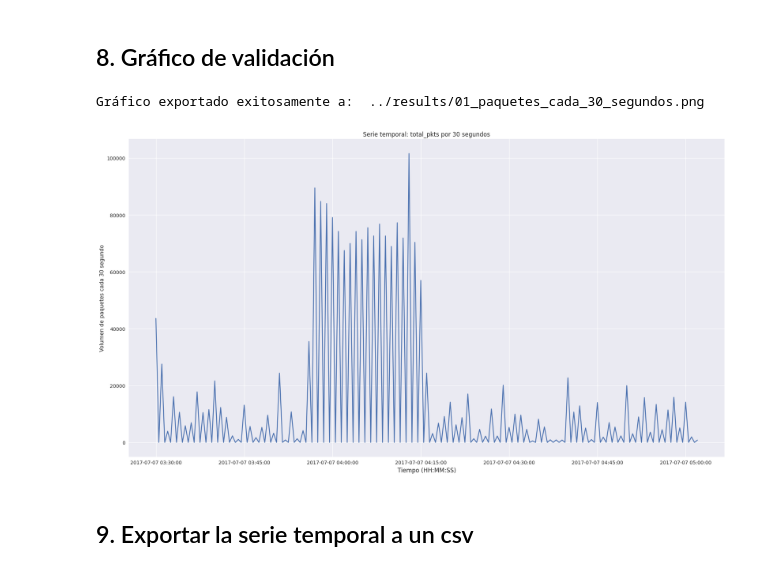
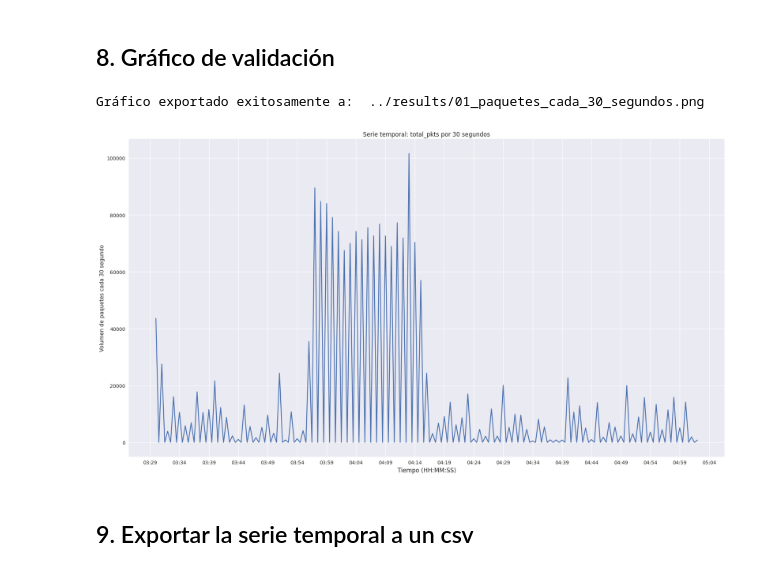
Before and after one commit to TomasGonlez/Deteccion_DDoS, a Jupyter notebook: notebooks/01_Construccion_Serie_Tiempo_30s.ipynb, the cells around one changed output. Drawn from its saved outputs; the diff is of its cells as text; code cells hidden in the pictures.

```diff
--- a/notebooks/01_Construccion_Serie_Tiempo_30s.ipynb
+++ b/notebooks/01_Construccion_Serie_Tiempo_30s.ipynb
@@ -217,29 +217,27 @@ df_trafico_30s.head()
 # %%
 plt.figure(figsize=(18,10))
 plt.plot(df_trafico_30s.index, df_trafico_30s["total_pkts"])
 plt.title("Serie temporal: total_pkts por 30 segundos")
 plt.xlabel("Tiempo (HH:MM:SS)", fontsize=12)
 plt.ylabel("Volumen de paquetes cada 30 segundo")
 
 # Formato para visualizar solo la hora en el eje x
-plt.gca().xaxis.set_major_formatter(mdates.DateFormatter('%H:%M:%S'))
-
-# Formato para fecha + hora + segundo completa
-plt.gca().xaxis.set_major_formatter(mdates.DateFormatter('%Y-%m-%d %H:%M:%S'))
+plt.gca().xaxis.set_major_locator(mdates.MinuteLocator(interval=5))
+plt.gca().xaxis.set_major_formatter(mdates.DateFormatter('%H:%M'))
 
 plt.grid(True)
 plt.tight_layout()
 
 # Exportar el gráfico
 ruta = "../results/01_paquetes_cada_30_segundos.png"
 plt.savefig(ruta, dpi = 300, bbox_inches = 'tight',facecolor = 'white',edgecolor = 'none')
 
 print("Gráfico exportado exitosamente a: ", ruta)
 
 plt.show()
 # %% [output]
 Gráfico exportado exitosamente a:  ../results/01_paquetes_cada_30_segundos.png
-[figure, old version]
+[figure, new version]
 # %% [markdown]
 ## 9. Exportar la serie temporal a un csv
 # %%
```
Also changed, not shown: 1 other file.
